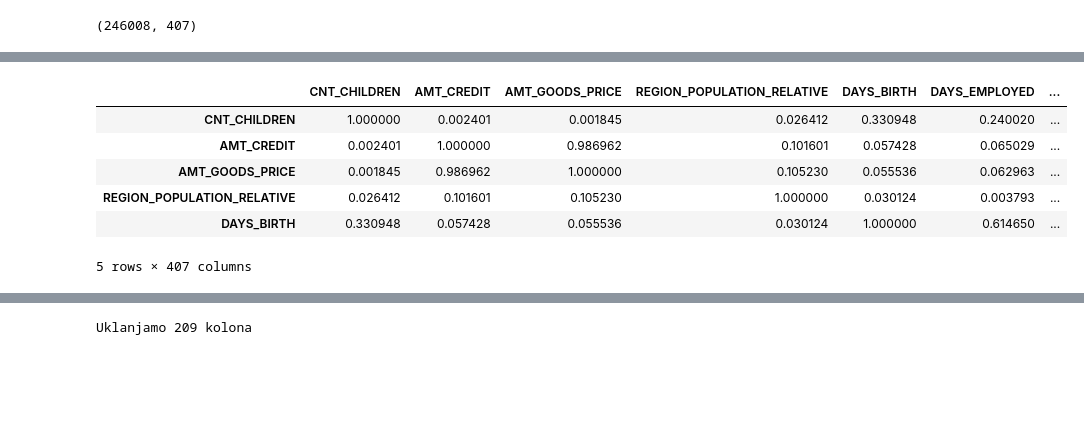
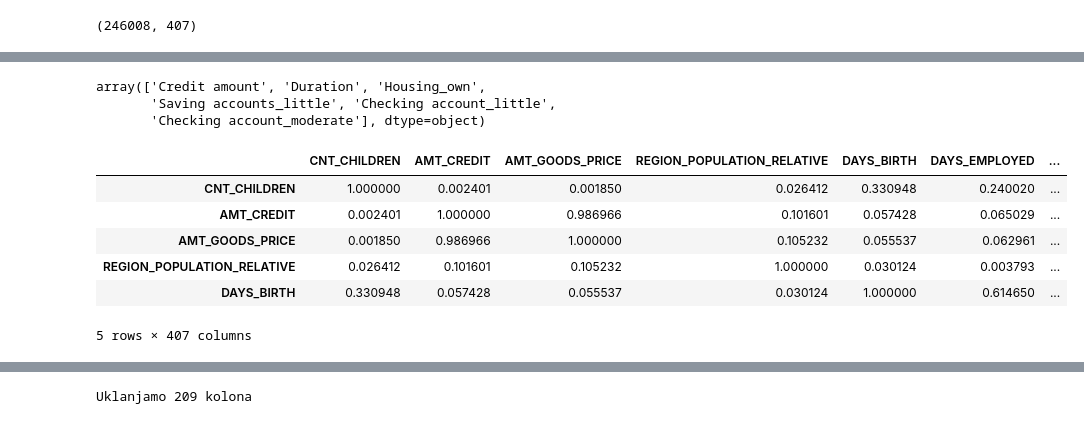
Before and after one commit to milicasaric/Master-rad, a Jupyter notebook: Preprocessing.ipynb, the cells around one changed output, grey strips where cells are left out. Saved outputs shown, nothing was run; the diff lists cells and outputs as text; code cells hidden in the pictures; blank space fills up the shorter version.

```diff
--- a/Preprocessing.ipynb
+++ b/Preprocessing.ipynb
@@ -412,9 +477,9 @@ for feature in missing_columns:
 # %%
 for feature in missing_columns:
-    X_train_scaled[feature] = deter_data["Det" + feature]
-    X_test_scaled[feature] = deter_data_test["Det" + feature]
+    X_train_scaled_1[feature] = deter_data["Det" + feature]
+    X_test_scaled_1[feature] = deter_data_test["Det" + feature]
 # %%
 #izbacujemo kolone sa oznakom imp jer nam vise ne trebaju
-X_train_scaled = X_train_scaled[X_train_scaled.columns.drop(list(X_train_scaled.filter(regex='_imp')))]
-X_test_scaled = X_test_scaled[X_test_scaled.columns.drop(list(X_test_scaled.filter(regex='_imp')))]
+X_train_scaled_1 = X_train_scaled_1[X_train_scaled_1.columns.drop(list(X_train_scaled_1.filter(regex='_imp')))]
+X_test_scaled_1 = X_test_scaled_1[X_test_scaled_1.columns.drop(list(X_test_scaled_1.filter(regex='_imp')))]
 # %%
@@ -448,6 +513,6 @@ gc.collect()
 # %%
 from sklearn.feature_selection import SelectPercentile
-from sklearn.feature_selection import f_regression
-Selector_f = SelectPercentile(f_regression, percentile=25)
-Selector_f.fit(X_train_scaled,y_train)
+from sklearn.feature_selection import f_classif
+Selector_f = SelectPercentile(f_classif, percentile=25)
+Selector_f.fit(X_train_scaled_1,y_train_1)
 # %% [output]
@@ -482,0 +548,5 @@ X_test_scaled=X_test_scaled[columns_with_support]
+# %%
+columns = np.asarray(X_train_scaled_1.columns.values)
+columns_with_support_1 = columns[support]
+X_train_scaled_1=X_train_scaled_1[columns_with_support_1]
+X_test_scaled_1=X_test_scaled_1[columns_with_support_1]
@@ -507,18 +609,24 @@ array(['CNT_CHILDREN', 'AMT_CREDIT', 'AMT_GOODS_PRICE',
+# %%
+columns_with_support_2
+# %% [output]
+array(['Credit amount', 'Duration', 'Housing_own',
+       'Saving accounts_little', 'Checking account_little',
+       'Checking account_moderate'], dtype=object)
 # %%
 #Imamo previse varijabli, znamo da smo pri kreiranju napravili dosta varijacija slicnih varijabli,
 #pa je ocekivano da imamo dosta korelisanih varijabli, sada cemo ih ukloniti kako bismo lakse sproveli sledece korake
 threshold = 0.9
 
 #matrica korelacije
-corr_matrix = X_train_scaled.corr().abs()
+corr_matrix = X_train_scaled_1.corr().abs()
 corr_matrix.head()
 # %% [output]
 |  | CNT_CHILDREN | AMT_CREDIT | AMT_GOODS_PRICE | REGION_POPULATION_RELATIVE | DAYS_BIRTH | DAYS_EMPLOYED | ... |
-| CNT_CHILDREN | 1.000000 | 0.002401 | 0.001845 | 0.026412 | 0.330948 | 0.240020 | ... |
-| AMT_CREDIT | 0.002401 | 1.000000 | 0.986962 | 0.101601 | 0.057428 | 0.065029 | ... |
-| AMT_GOODS_PRICE | 0.001845 | 0.986962 | 1.000000 | 0.105230 | 0.055536 | 0.062963 | ... |
-| REGION_POPULATION_RELATIVE | 0.026412 | 0.101601 | 0.105230 | 1.000000 | 0.030124 | 0.003793 | ... |
-| DAYS_BIRTH | 0.330948 | 0.057428 | 0.055536 | 0.030124 | 1.000000 | 0.614650 | ... |
+| CNT_CHILDREN | 1.000000 | 0.002401 | 0.001850 | 0.026412 | 0.330948 | 0.240020 | ... |
+| AMT_CREDIT | 0.002401 | 1.000000 | 0.986966 | 0.101601 | 0.057428 | 0.065029 | ... |
+| AMT_GOODS_PRICE | 0.001850 | 0.986966 | 1.000000 | 0.105232 | 0.055537 | 0.062961 | ... |
+| REGION_POPULATION_RELATIVE | 0.026412 | 0.101601 | 0.105232 | 1.000000 | 0.030124 | 0.003793 | ... |
+| DAYS_BIRTH | 0.330948 | 0.057428 | 0.055537 | 0.030124 | 1.000000 | 0.614650 | ... |
 5 rows × 407 columns
 # %%
 #gornji trougao matrice
```
Also changed, not shown: parts of 71 cells of this notebook.
